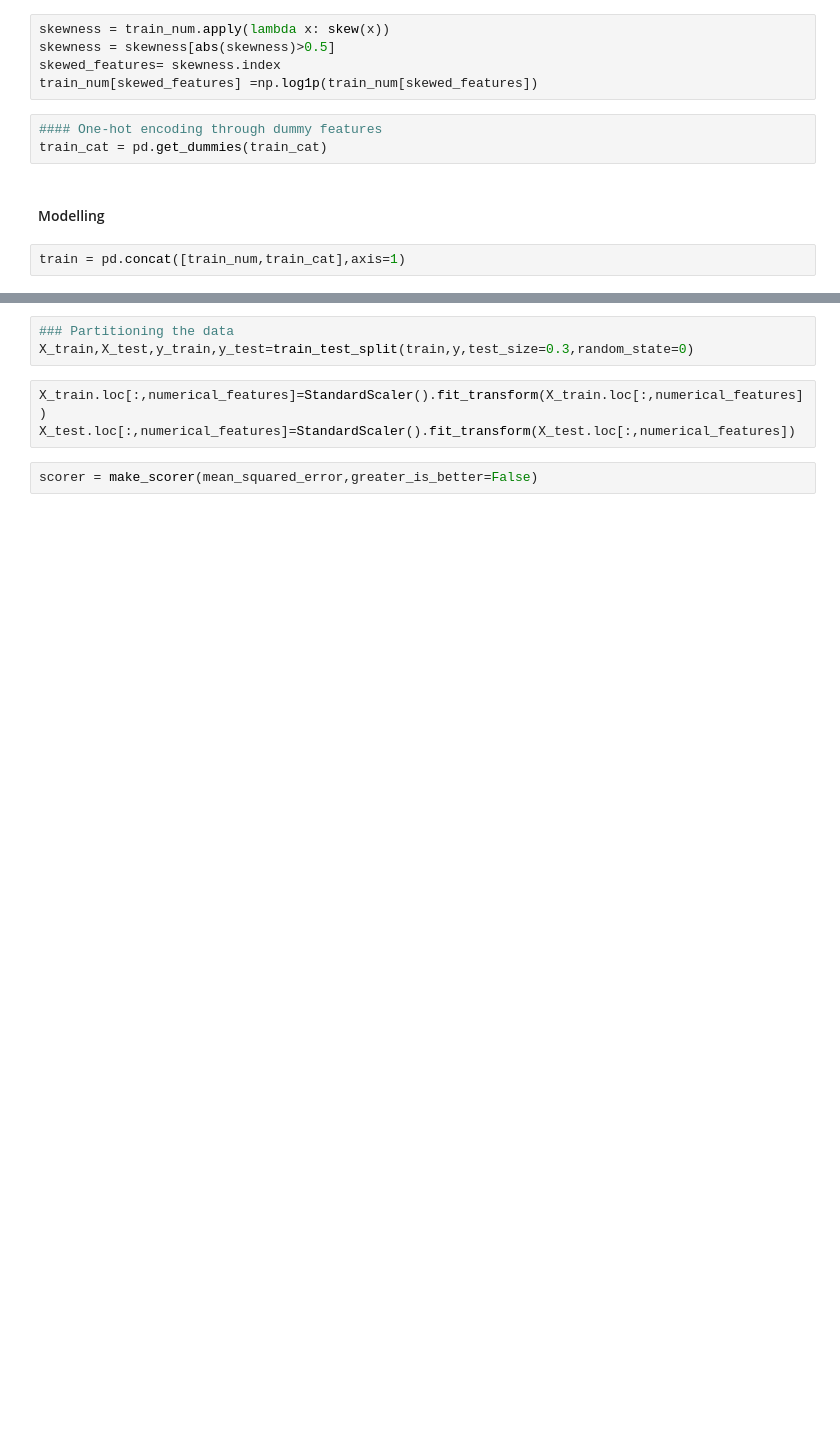
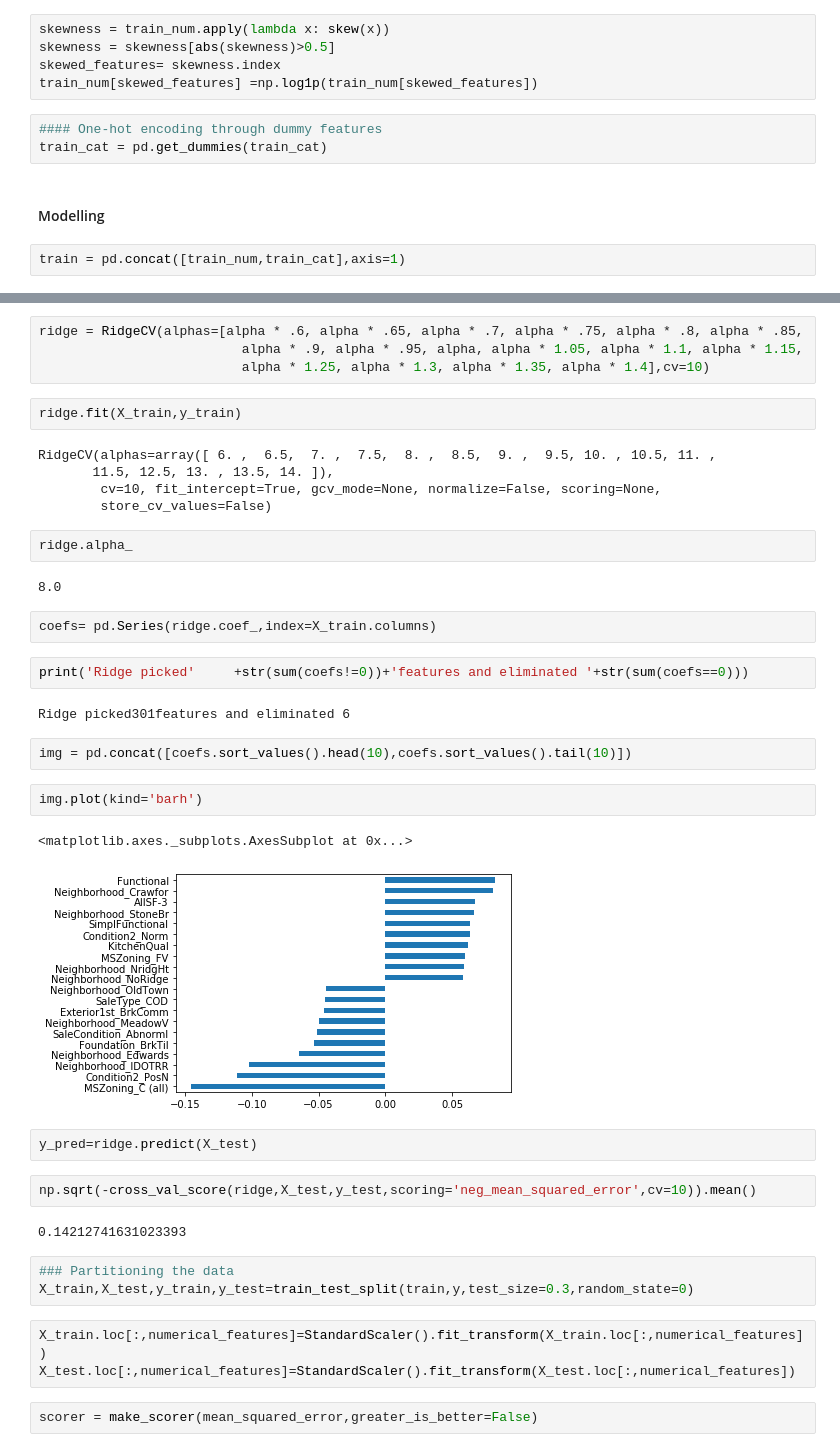
Before and after one commit to Teake1404/Shuqing-Ke-s-Python-Code-Projects, a Jupyter notebook: house regression.ipynb, the cells around one changed output, grey strips where cells are left out. Saved outputs shown, nothing was run; the diff lists cells and outputs as text; blank space fills up the shorter version.

```diff
--- a/house regression.ipynb
+++ b/house regression.ipynb
@@ -547,3 +539,37 @@ y = df.SalePrice.values
+# %%
+ridge = RidgeCV(alphas=[alpha * .6, alpha * .65, alpha * .7, alpha * .75, alpha * .8, alpha * .85,
+                          alpha * .9, alpha * .95, alpha, alpha * 1.05, alpha * 1.1, alpha * 1.15,
+                          alpha * 1.25, alpha * 1.3, alpha * 1.35, alpha * 1.4],cv=10)
+# %%
+ridge.fit(X_train,y_train)
+# %% [output]
+RidgeCV(alphas=array([ 6. ,  6.5,  7. ,  7.5,  8. ,  8.5,  9. ,  9.5, 10. , 10.5, 11. ,
+       11.5, 12.5, 13. , 13.5, 14. ]),
+        cv=10, fit_intercept=True, gcv_mode=None, normalize=False, scoring=None,
+        store_cv_values=False)
+# %%
+ridge.alpha_
+# %% [output]
+8.0
+# %%
+coefs= pd.Series(ridge.coef_,index=X_train.columns)
+# %%
+print('Ridge picked'     +str(sum(coefs!=0))+'features and eliminated '+str(sum(coefs==0)))
+# %% [output]
+Ridge picked301features and eliminated 6
+# %%
+img = pd.concat([coefs.sort_values().head(10),coefs.sort_values().tail(10)])
+# %%
+img.plot(kind='barh')
+# %% [output]
+<matplotlib.axes._subplots.AxesSubplot at 0x...>
+[figure, added]
+# %%
+y_pred=ridge.predict(X_test)
+# %%
+np.sqrt(-cross_val_score(ridge,X_test,y_test,scoring='neg_mean_squared_error',cv=10)).mean()
+# %% [output]
+0.14212741631023393
 # %%
 ### Partitioning the data
 X_train,X_test,y_train,y_test=train_test_split(train,y,test_size=0.3,random_state=0)
```
Also changed, not shown: parts of 19 cells of this notebook.
